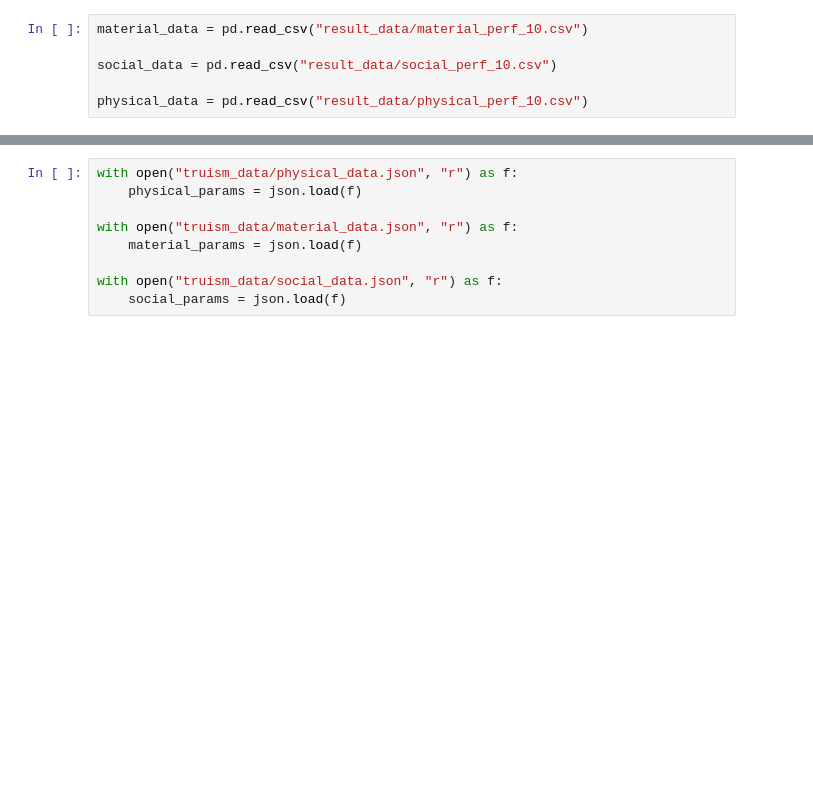
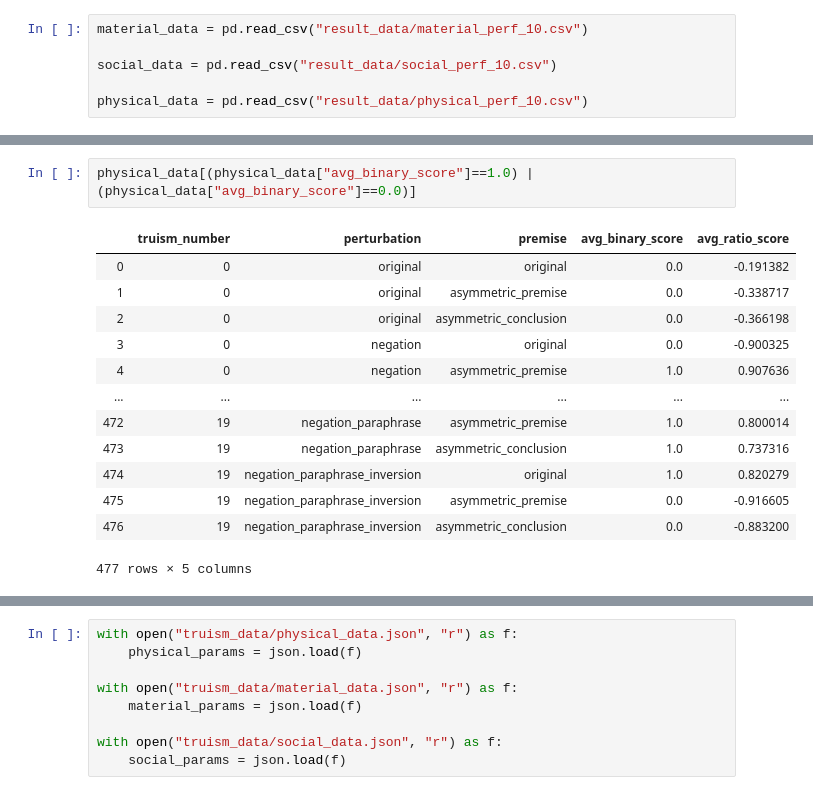
Before and after one commit to shaoxia57/common_sense_embedding_analysis, a Jupyter notebook: Create_Visuals_From_Data.ipynb, the cells around one changed output, grey strips where cells are left out. Drawn from its saved outputs; the diff is of its cells as text; blank space fills up the shorter version.

```diff
--- a/Create_Visuals_From_Data.ipynb
+++ b/Create_Visuals_From_Data.ipynb
@@ -18,0 +26,16 @@ material_data.head()
+# %%
+physical_data[(physical_data["avg_binary_score"]==1.0) | (physical_data["avg_binary_score"]==0.0)]
+# %% [output]
+|  | truism_number | perturbation | premise | avg_binary_score | avg_ratio_score |
+| 0 | 0 | original | original | 0.0 | -0.191382 |
+| 1 | 0 | original | asymmetric_premise | 0.0 | -0.338717 |
+| 2 | 0 | original | asymmetric_conclusion | 0.0 | -0.366198 |
+| 3 | 0 | negation | original | 0.0 | -0.900325 |
+| 4 | 0 | negation | asymmetric_premise | 1.0 | 0.907636 |
+| ... | ... | ... | ... | ... | ... |
+| 472 | 19 | negation_paraphrase | asymmetric_premise | 1.0 | 0.800014 |
+| 473 | 19 | negation_paraphrase | asymmetric_conclusion | 1.0 | 0.737316 |
+| 474 | 19 | negation_paraphrase_inversion | original | 1.0 | 0.820279 |
+| 475 | 19 | negation_paraphrase_inversion | asymmetric_premise | 0.0 | -0.916605 |
+| 476 | 19 | negation_paraphrase_inversion | asymmetric_conclusion | 0.0 | -0.883200 |
+477 rows × 5 columns
```
Also changed, not shown: parts of 9 cells of this notebook, 18 other files.
